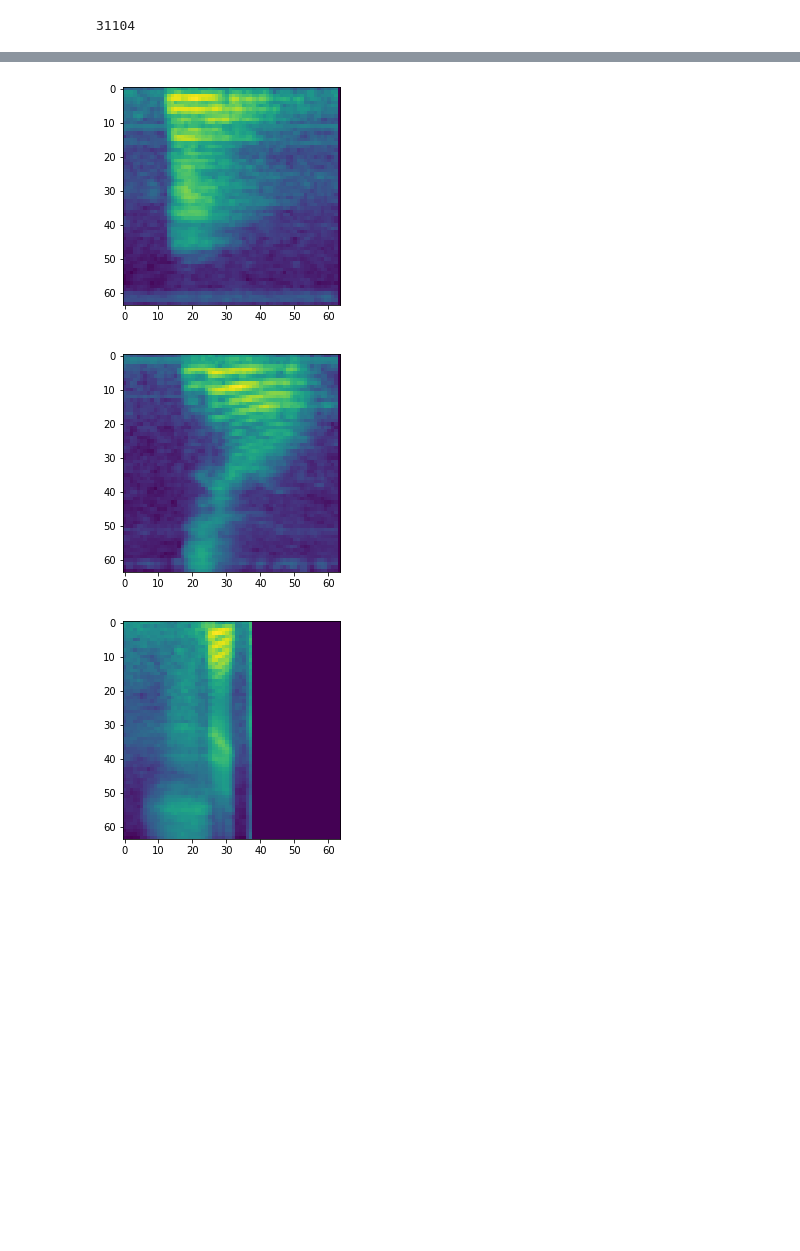
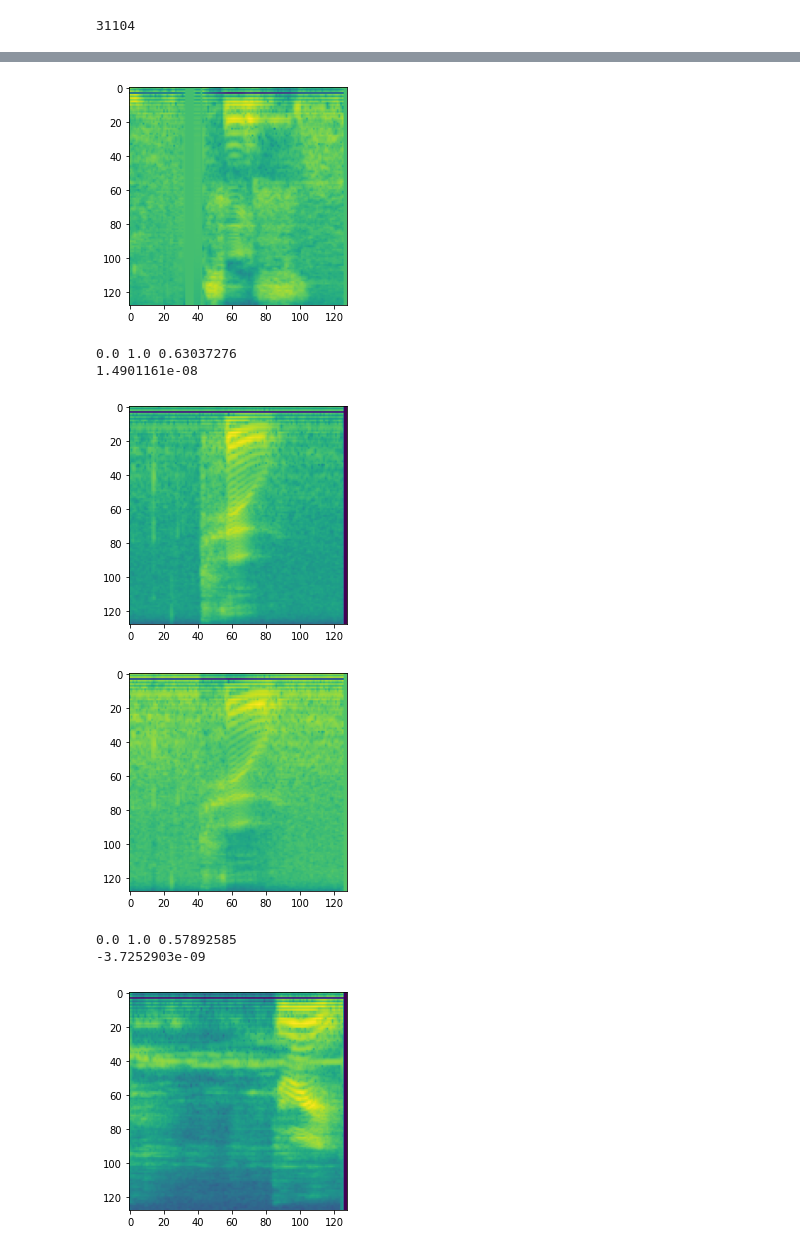
Before and after one commit to Newbeeer/Poisson_flow, a Jupyter notebook: tester.ipynb, the cells around one changed output, grey strips where cells are left out. Saved outputs shown, nothing was run; the diff lists cells and outputs as text; code cells hidden in the pictures; blank space fills up the shorter version.

```diff
--- a/tester.ipynb
+++ b/tester.ipynb
@@ -15,3 +18,4 @@ class DotDict(dict):
 args = DotDict()
 args.conf = "sd_128"
 args.test = False
+args.DDP = False
@@ -37,0 +22,4 @@ data:
+# %%
+config = get_config(args)
+args.config = config
+args.config.data.mel_root = 'mel_datasets/sc09_128_v2'
@@ -38,5 +44,5 @@ data:
 # %%
-trainds, evalds, builder = get_dataset(config)
+trainds, evalds, builder = get_dataset(args)
 # %% [output]
 Initilaized MEL training dataset.
 Initilaized MEL validation dataset.
@@ -89,7 +95,14 @@ counter*config.training.batch_size
 # %%
 for i, item in enumerate(trainds):
     if i>5: break
+    spec = item[0][0].numpy()
+    spec_demean = spec - (np.mean(spec, axis=0) + 1e-8)
+    print(spec.min(), spec.max(), spec.mean())
+    print(spec_demean.mean())
     plt.figure()
-    plt.imshow(item[0][0])
+    plt.imshow(spec)
     plt.show()
+    plt.figure()
+    plt.imshow(spec_demean)
+    plt.show()
 # %% [output]
@@ -99,3 +116,8 @@ for i, item in enumerate(trainds):
-[figure, old version]
+[figure, new version]
+0.0 1.0 0.63037276
+1.4901161e-08
-[figure, old version]
+[figure, new version]
-[figure, old version]
+[figure, new version]
+0.0 1.0 0.57892585
+-3.7252903e-09
+[figure, added]
```
Also changed, not shown: parts of 7 cells of this notebook, 9 other files.
